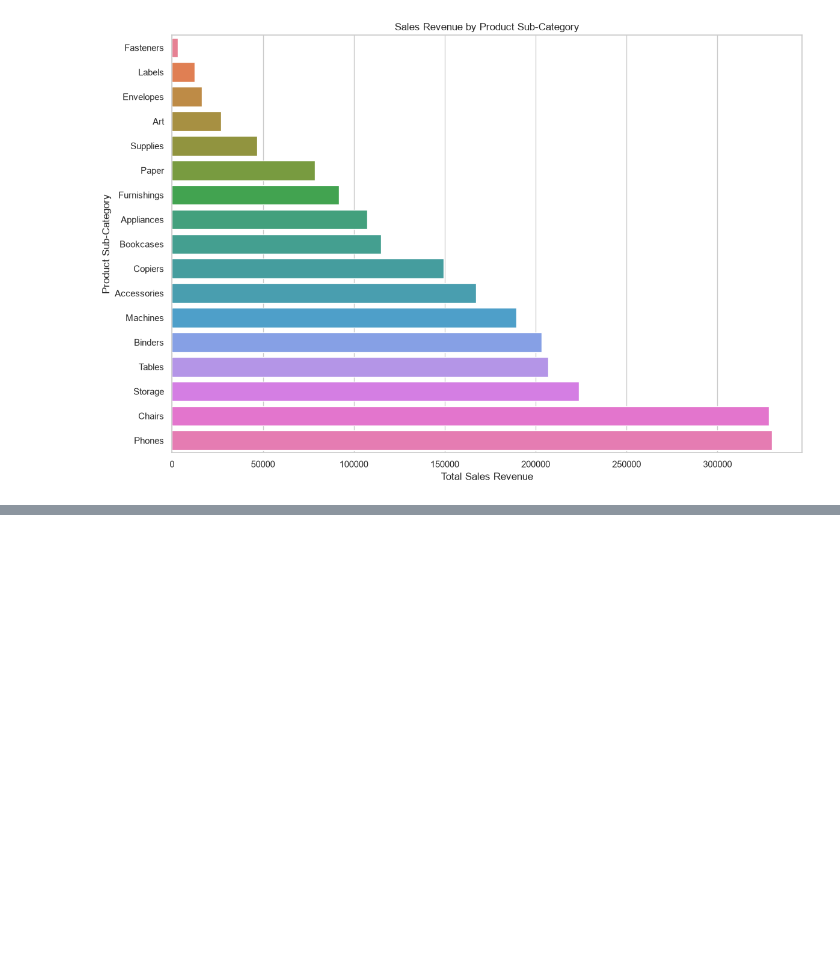
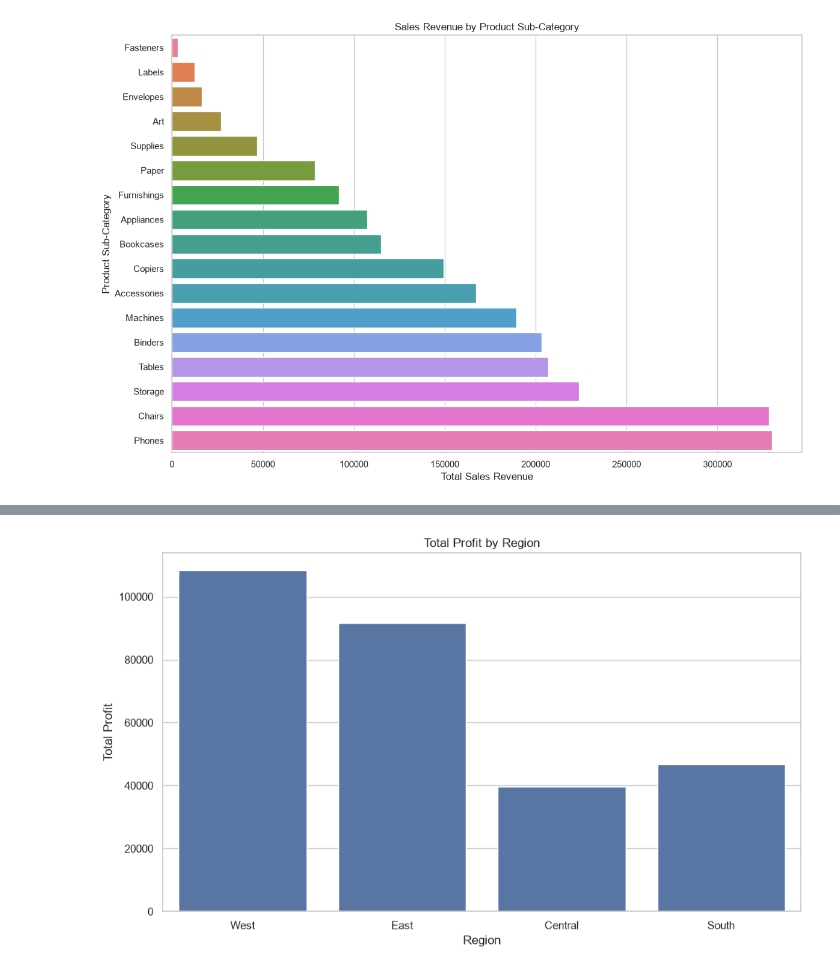
Before and after one commit to BrianKarimi/datheon_data, a Jupyter notebook: notebooks/superstore_sales.ipynb, the cells around one changed output, grey strips where cells are left out. Saved outputs shown, nothing was run; the diff lists cells and outputs as text; code cells hidden in the pictures; blank space fills up the shorter version.

```diff
--- a/notebooks/superstore_sales.ipynb
+++ b/notebooks/superstore_sales.ipynb
@@ -719,0 +776,20 @@ plt.show()
+# %%
+#Figure 2: Total Profit by Region
+
+plt.figure(figsize=(10,6))
+
+sns.barplot(
+    data=regional_performance,
+    x= "Region",
+    y= "Total_Profit"
+)
+plt.axhline(0, color="black", linewidth=0.8)
+
+
+plt.title("Total Profit by Region")
+plt.xlabel("Region")
+plt.ylabel("Total Profit")
+plt.tight_layout()
+plt.show()
+# %% [output]
+[figure, added]
```
Also changed, not shown: parts of 33 cells of this notebook, 3 other files.
